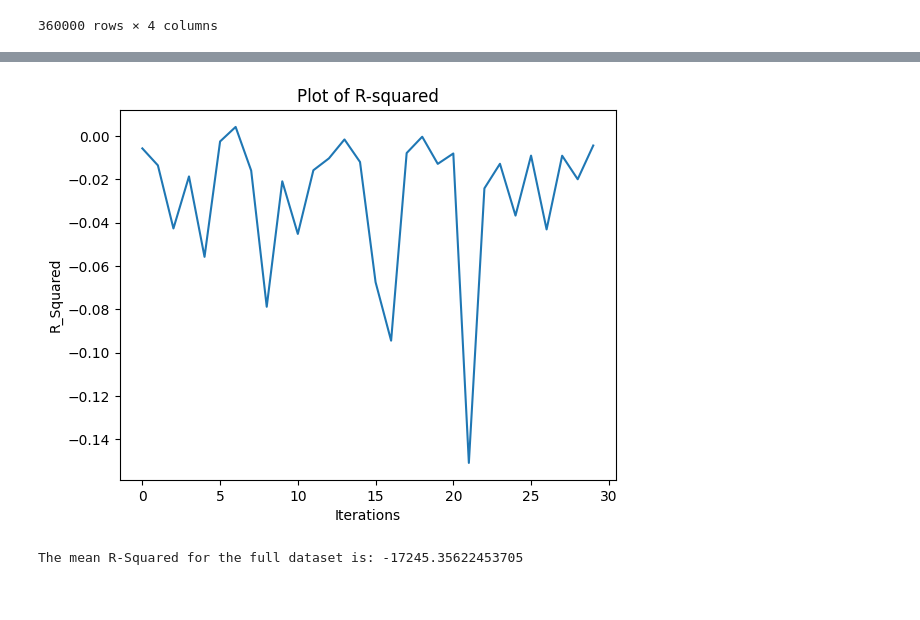
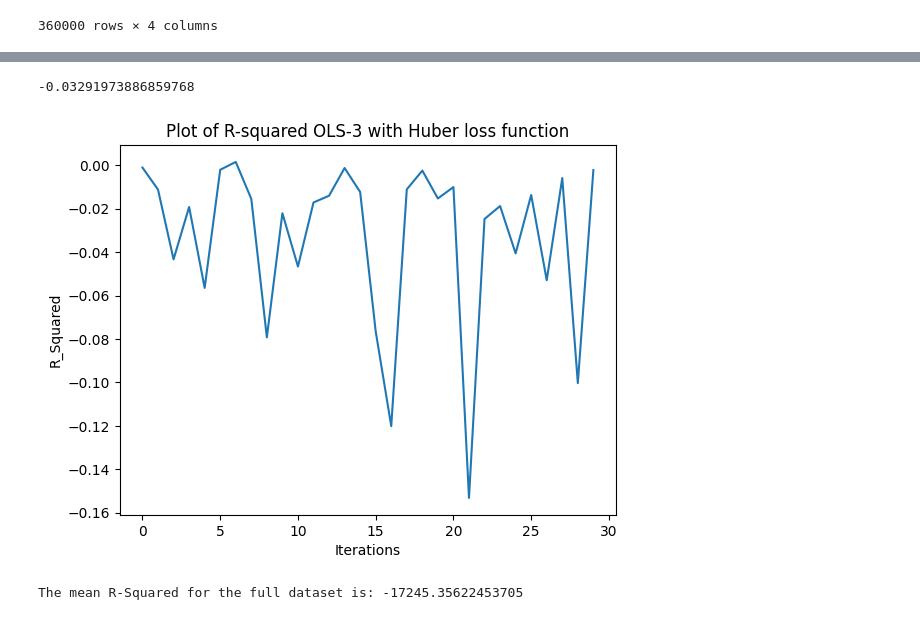
Before and after one commit to Berga20/DS-Project-Group4, a Jupyter notebook: Main_Modelling_file.ipynb, the cells around one changed output, grey strips where cells are left out. Drawn from its saved outputs; the diff is of its cells as text; code cells hidden in the pictures.

Commit message:
Huber

```diff
--- a/Main_Modelling_file.ipynb
+++ b/Main_Modelling_file.ipynb
@@ -22,3 +13,7 @@ data = pd.read_csv("Complete_dataset.csv")
+# %%
+# Read datafile
+file_path = "C:/Users/hidde/Documents/Uni/Erasmus/Blok 3/Project/Complete_dataset.csv" # Change the file path depending on where you saved the file
+data = pd.read_csv(file_path)
 # %%
 # Transfer to date variable and set it as index
 data['Date'] = pd.to_datetime(data['Date'])
@@ -58,23 +56,27 @@ data3
 # %%
-# Function that runs OLS with an expending windows
+# Function that runs OLS with an expanding windows
 # Input:
 #   data: dataframe,
 #   y_variable: name of y variable
 #   X_variable: names of x variables
+#   loss: Specify if you want to use 'OLS' loss, or 'Huber' loss
 # Output: list of mse_scores, (access by: expanding_regression_OLS()[0]), and list of r_squared_scores, (access by: expanding_regression_OLS()[1])
 
+train_years = 18
+validation_years = 12
+test_years = 1
 
-def expanding_regression_OLS(data, y_variable, x_variables):
+def expanding_regression_OLS(data, y_variable, x_variables, loss = 'OLS'):
 
     mse_scores = []
     r_squared_scores = []
     years = data.index.year.unique()
 
-    for i in range(len(years) - 18 - 12): # i is 0 to the last start_year which is the last year minus the start training years and validation years.
+    for i in range(len(years) - train_years - validation_years): # i is 0 to the last start_year which is the last year minus the start training years and validation years.
         start_year = years[i]
-        end_train_year = start_year + 18  # 18 years of training and increasing with 1 year every iteration
-        end_validation_year = end_train_year + 12  # 12 years of validation
-        end_test_year = end_validation_year + 1  # 1 year of test
+        end_train_year = start_year + train_years  # 18 years of training and increasing with 1 year every iteration
+        end_validation_year = end_train_year + validation_years  # 12 years of validation
+        end_test_year = end_validation_year + test_years  # 1 year of test
 
         # Creating data frames for training, validation and testing.
         train_data = data[(data.index.year < end_train_year)]
@@ -83,10 +85,16 @@ def expanding_regression_OLS(data, y_variable, x_variables):
 
         X_train = train_data[x_variables]
         X_test = test_data[x_variables]
-        y_train = train_data[y_variable]
-        y_test = test_data[y_variable]
+        y_train = train_data[y_variable].values.ravel()
+        y_test = test_data[y_variable].values.ravel()
 
-        model = LinearRegression()
+        if loss == 'OLS':
+            model = LinearRegression()
+        elif loss == 'Huber':
+            model = HuberRegressor(epsilon = 1e6) # Set the epsilon to a very big value. Infinite is not supported.
+        else:
+            raise ValueError("Invlaid loss function. Use OLS or Huber.")
+
         model.fit(X_train, y_train)
 
         # Predict on test set
@@ -96,9 +104,10 @@ def expanding_regression_OLS(data, y_variable, x_variables):
         mse = np.mean((y_pred - y_test) ** 2)
         mse_scores.append(mse)
 
-        # Calculate r_squared
+        # Calculate R_squared
         r_squared = model.score(X_test, y_test)
         r_squared_scores.append(r_squared)
+
     return mse_scores, r_squared_scores
 # %%
 # Get mean r-squared for OLS-3
@@ -109,17 +128,19 @@ print(np.mean(r_squared_scores)) # -0.027886
 # %%
+# Get mean r-squared for OLS-3 with Huber Loss function
+r_squared_scores = expanding_regression_OLS(data3, y_variable, three_predictors, loss = 'Huber')[1]
+print(np.mean(r_squared_scores)) #
+
 #Plot R-Squared
-# Plotting the values
 plt.plot(r_squared_scores)
-
 # Adding labels and title
 plt.xlabel('Iterations')
 plt.ylabel('R_Squared')
-plt.title('Plot of R-squared')
-
+plt.title('Plot of R-squared OLS-3 with Huber loss function')
 # Display the plot
 plt.show()
 # %% [output]
+-0.03291973886859768
-[figure, old version]
+[figure, new version]
 # %%
 # Get mean r-squared for full OLS (10m runtime)
 # print(f"The mean R-Squared for the full dataset is: {np.mean(expanding_regression_OLS(data, y_variable, all_predictors)[1])}") #-1725.3562
```
Also changed, not shown: parts of 7 cells of this notebook.
